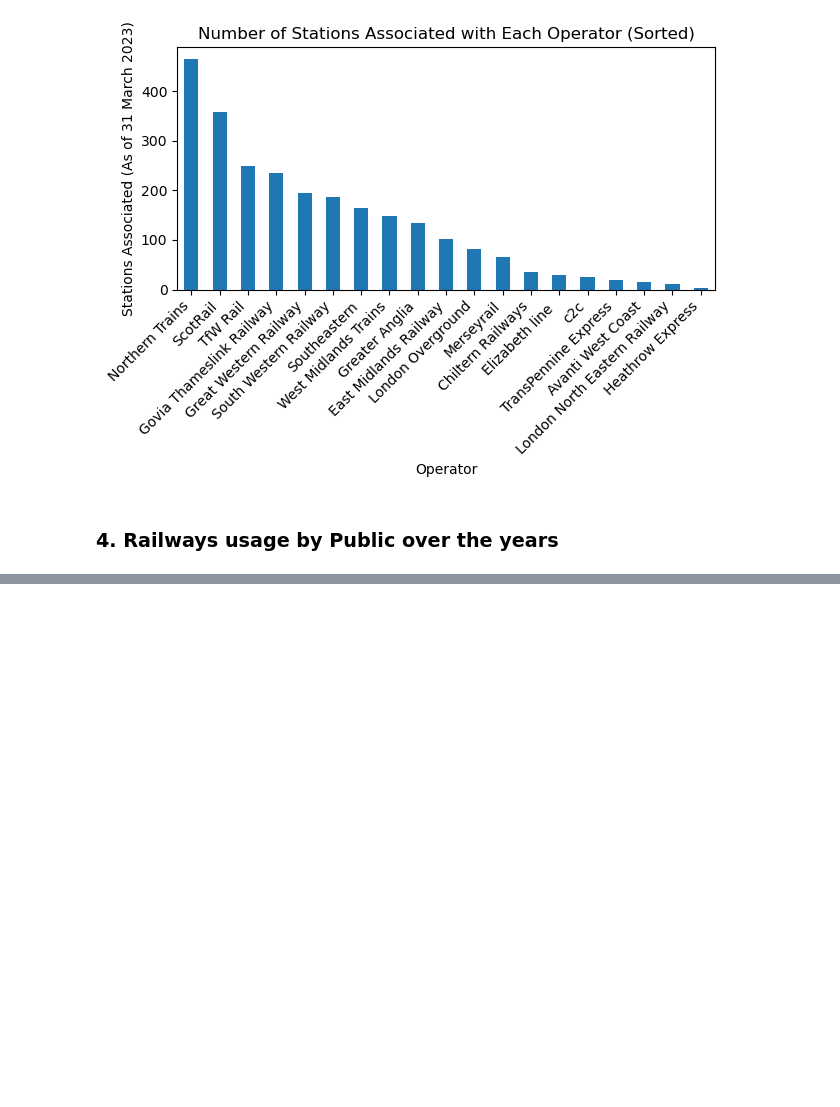
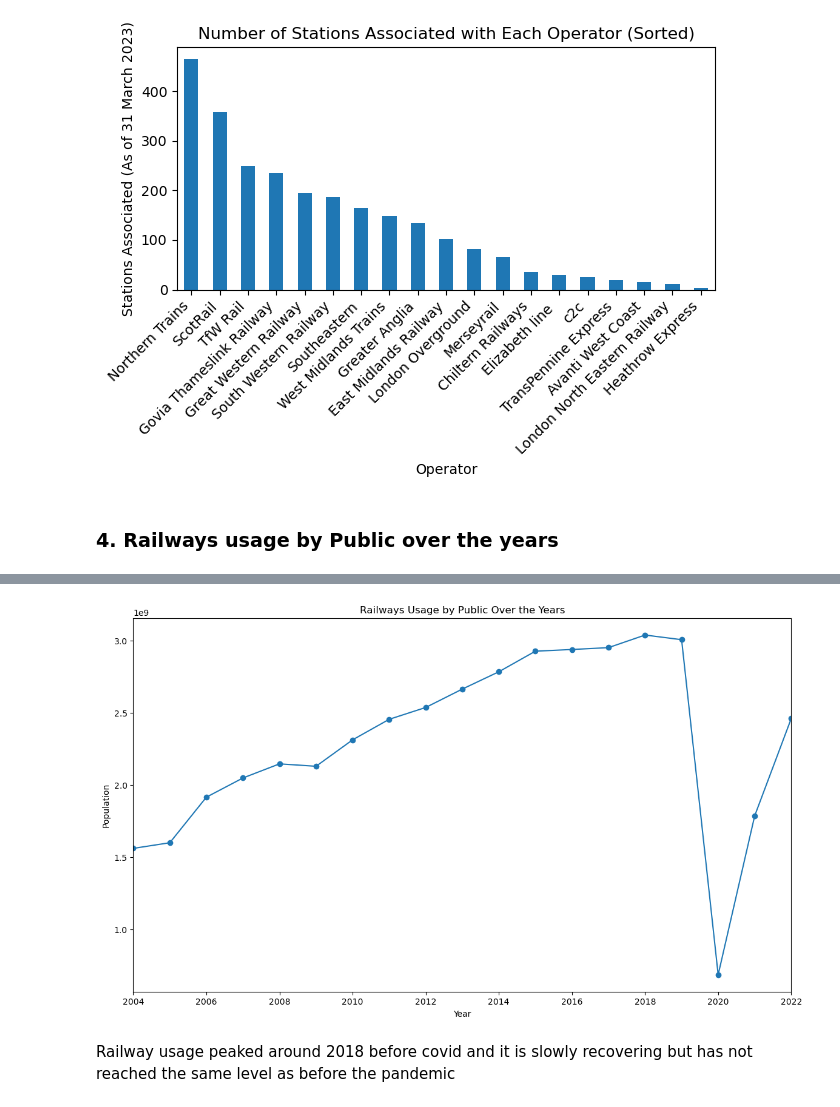
Before and after one commit to BrianLevesque/UK-National-Rail-Performance-Project, a Jupyter notebook: final_project/spark/jovyan/jovyan/Updated_data_EDA_11july2024.ipynb, the cells around one changed output, grey strips where cells are left out. Saved outputs shown, nothing was run; the diff lists cells and outputs as text; code cells hidden in the pictures; blank space fills up the shorter version.

Commit message:
final graph updated

```diff
--- a/final_project/spark/jovyan/jovyan/Updated_data_EDA_11july2024.ipynb
+++ b/final_project/spark/jovyan/jovyan/Updated_data_EDA_11july2024.ipynb
@@ -769,6 +769,6 @@ Index(['Operator', 'Stations_associated(As of 31 March 2023)'], dtype='object')
 # %% [markdown]
 ### 4. Railways usage by Public over the years
 # %%
-df4 = pd.read_excel(r'./Data/4.Passenger_population_1997_2023Mar.xlsx')
+df4 = pd.read_excel(r'./Data/Passenger_population_1997_2022.xlsx')
 # %%
 df4.head()
@@ -779,21 +794,11 @@ df4.info()
-# %%
-rows_to_drop = ['Abercynon', 'Abercynon North', 'Abercynon South']
-
-df4 = df4[~df4['Station name'].isin(rows_to_drop)]
-df4.head()
-#print(df4[df4['Station name'].isin(rows_to_drop)])
 # %%
-df4 = df4.drop(columns=['Region'])
-
-# Sum the values for each year across all stations
-yearly_totals = df4.sum(numeric_only=True)
-yearly_totals
-# # Plotting the data
-# plt.figure(figsize=(14, 8))
-# plt.plot(yearly_totals.index, yearly_totals.values, marker='o')
-# plt.title('Railways Usage by Public Over the Years')
-# plt.xlabel('Year')
-# plt.ylabel('Total Usage')
-# plt.xlim(1997, 2022)
-# plt.grid(True)
-# plt.show()
+# Plotting the data
+plt.figure(figsize=(14, 8))
+plt.plot(df4['Year'], df4['Population'], marker='o')
+plt.title('Railways Usage by Public Over the Years')
+plt.xlabel('Year')
+plt.ylabel('Population')
+plt.xlim(2004, 2022)
+plt.show()
+# %% [output]
+[figure, added]
@@ -815,0 +805,2 @@ plt.show()
+# %% [markdown]
+Railway usage peaked around 2018 before covid and it is slowly recovering but has not reached the same level as before the pandemic
```
Also changed, not shown: parts of 4 cells of this notebook, 2 other files.
